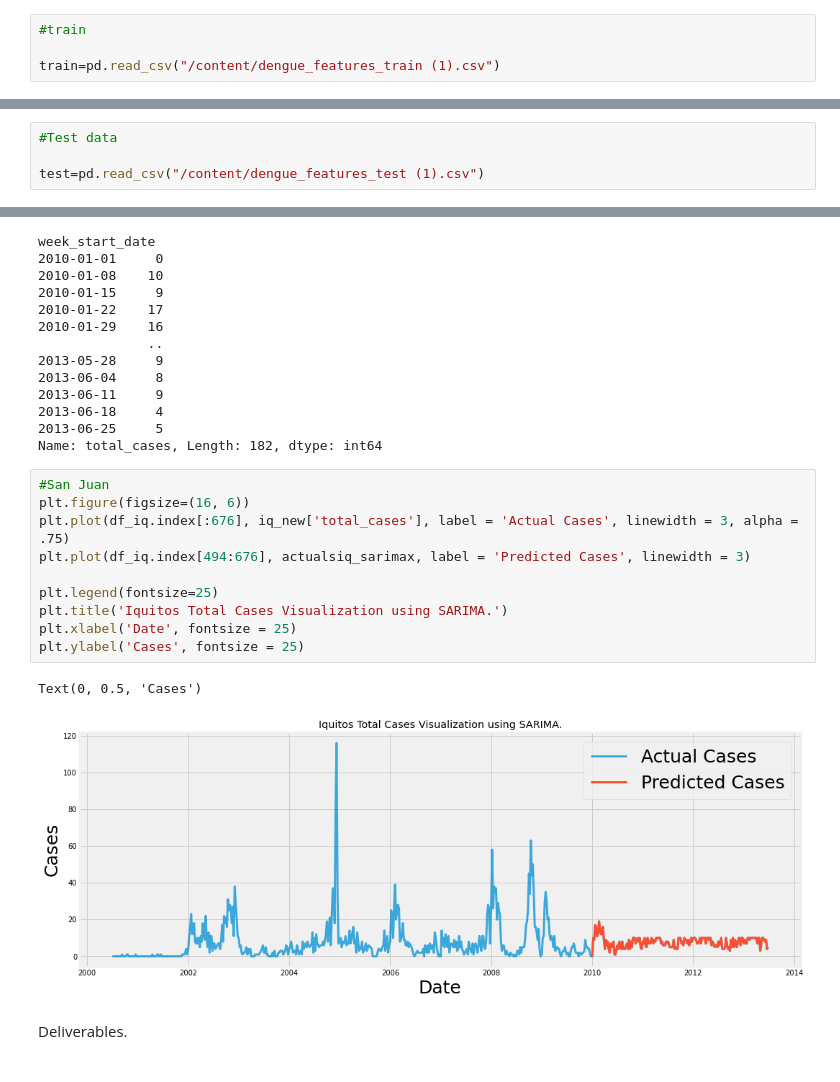
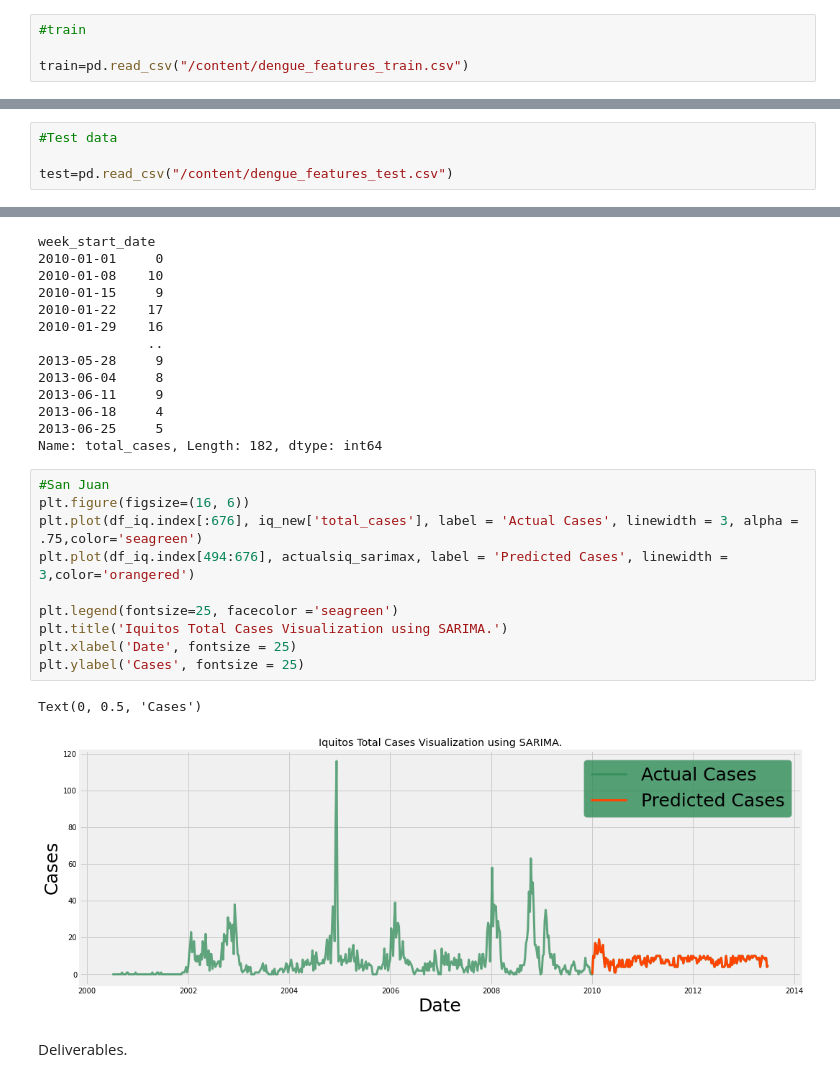
Before and after one commit to Mjcherono/Final_disease_prediction, a Jupyter notebook: final_disease_Spread.ipynb, the cells around one changed output, grey strips where cells are left out. Saved outputs shown, nothing was run; the diff lists cells and outputs as text.

```diff
--- a/final_disease_Spread.ipynb
+++ b/final_disease_Spread.ipynb
@@ -33,7 +33,7 @@ import seaborn as sns
 # %%
 #train
 
-train=pd.read_csv("/content/dengue_features_train (1).csv")
+train=pd.read_csv("/content/dengue_features_train.csv")
 # %%
 #preview of the head
 
@@ -54,7 +54,7 @@ train.shape
 # %%
 #Test data
 
-test=pd.read_csv("/content/dengue_features_test (1).csv")
+test=pd.read_csv("/content/dengue_features_test.csv")
 # %%
 # preview of head
 
@@ -2182,16 +2212,16 @@ Name: total_cases, Length: 182, dtype: int64
 # %%
 #San Juan
 plt.figure(figsize=(16, 6))
-plt.plot(df_iq.index[:676], iq_new['total_cases'], label = 'Actual Cases', linewidth = 3, alpha = .75)
-plt.plot(df_iq.index[494:676], actualsiq_sarimax, label = 'Predicted Cases', linewidth = 3)
+plt.plot(df_iq.index[:676], iq_new['total_cases'], label = 'Actual Cases', linewidth = 3, alpha = .75,color='seagreen')
+plt.plot(df_iq.index[494:676], actualsiq_sarimax, label = 'Predicted Cases', linewidth = 3,color='orangered')
 
-plt.legend(fontsize=25)
+plt.legend(fontsize=25, facecolor ='seagreen')
 plt.title('Iquitos Total Cases Visualization using SARIMA.')
 plt.xlabel('Date', fontsize = 25)
 plt.ylabel('Cases', fontsize = 25)
 # %% [output]
 Text(0, 0.5, 'Cases')
-[figure, old version]
+[figure, new version]
 # %% [markdown]
 Deliverables.
 # %%
```
Also changed, not shown: parts of 57 cells of this notebook.
